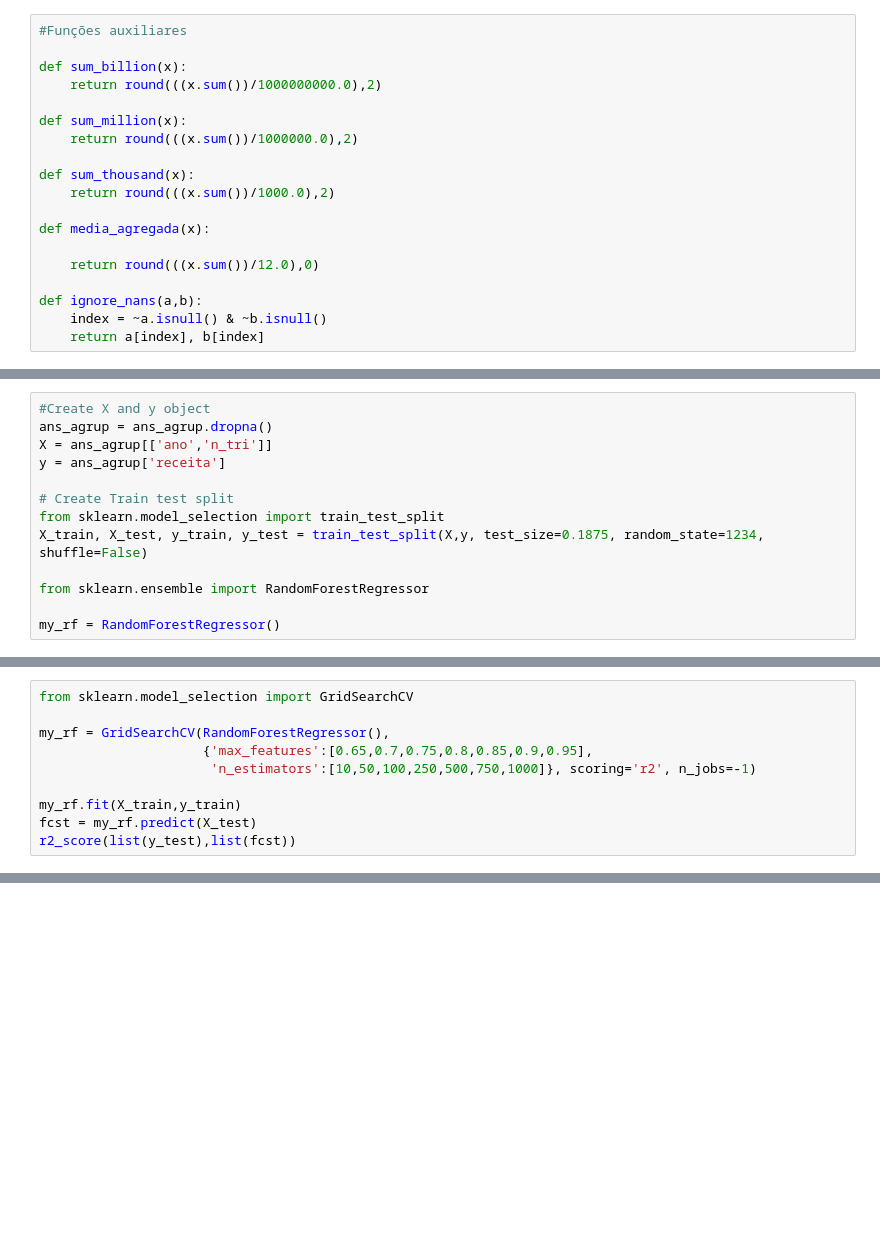
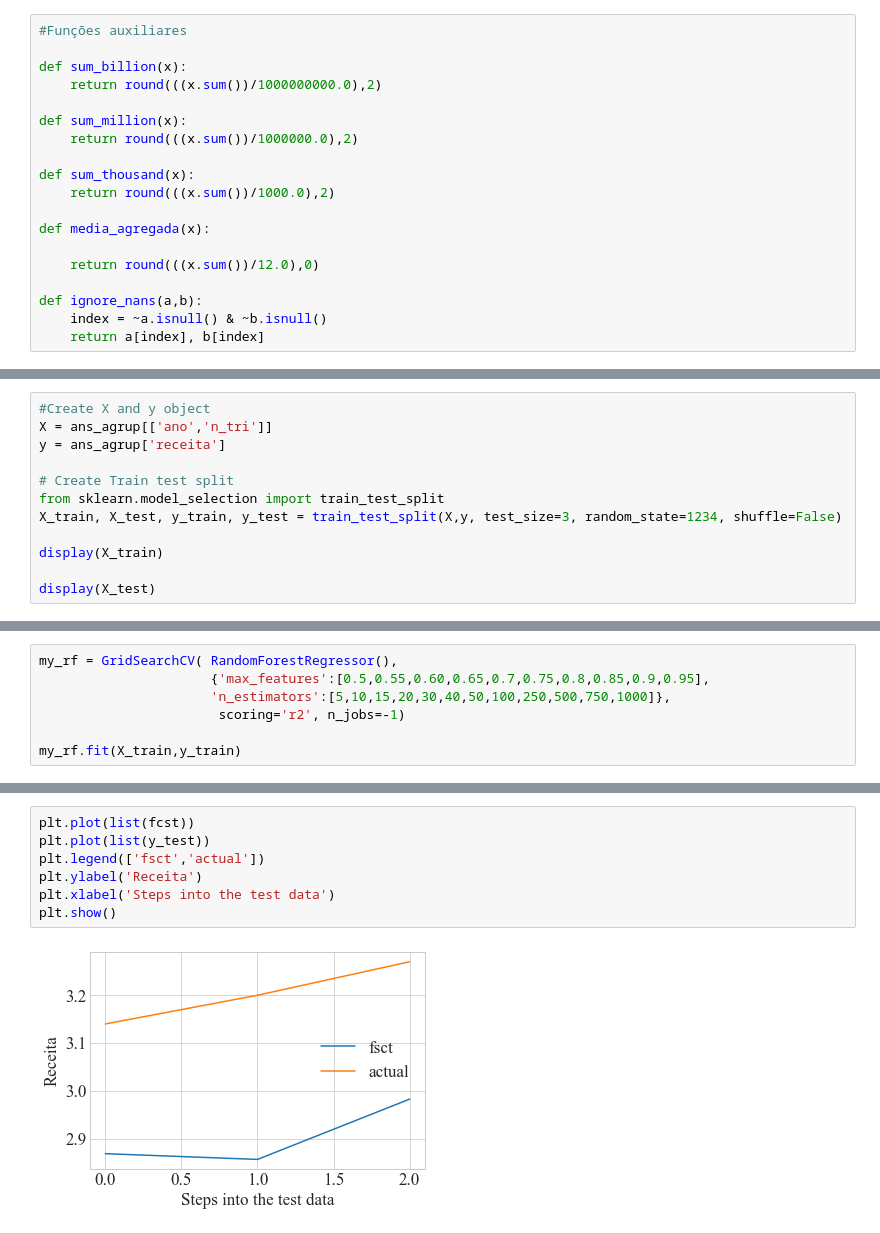
Before and after one commit to ricardofernando/TCC, a Jupyter notebook: codigos/preparacao_dados/analise_agrupadas/adesao/porte_grande/adesao_grande_cooperativa_medica/RF_ade_g_coopmed.ipynb, the cells around one changed output, grey strips where cells are left out. Saved outputs shown, nothing was run; the diff lists cells and outputs as text; blank space fills up the shorter version.

Commit message:
forecast Random Forest

```diff
--- a/codigos/preparacao_dados/analise_agrupadas/adesao/porte_grande/adesao_grande_cooperativa_medica/RF_ade_g_coopmed.ipynb
+++ b/codigos/preparacao_dados/analise_agrupadas/adesao/porte_grande/adesao_grande_cooperativa_medica/RF_ade_g_coopmed.ipynb
@@ -192,14 +232,13 @@ def Augmented_Dickey_Fuller_Test_func(series, column_name):
         print('Data is non-stationary')
 # %%
 #Create X and y object
-ans_agrup = ans_agrup.dropna()
 X = ans_agrup[['ano','n_tri']]
 y = ans_agrup['receita']
 
 # Create Train test split
 from sklearn.model_selection import train_test_split
-X_train, X_test, y_train, y_test = train_test_split(X,y, test_size=0.1875, random_state=1234, shuffle=False)
+X_train, X_test, y_train, y_test = train_test_split(X,y, test_size=3, random_state=1234, shuffle=False)
 
-from sklearn.ensemble import RandomForestRegressor
+display(X_train)
 
-my_rf = RandomForestRegressor()
+display(X_test)
@@ -205,0 +264,7 @@ my_rf = RandomForestRegressor()
+# %%
+my_rf = GridSearchCV( RandomForestRegressor(),
+                      {'max_features':[0.5,0.55,0.60,0.65,0.7,0.75,0.8,0.85,0.9,0.95],
+                      'n_estimators':[5,10,15,20,30,40,50,100,250,500,750,1000]},
+                       scoring='r2', n_jobs=-1)
+
+my_rf.fit(X_train,y_train)
@@ -214,10 +290,0 @@ r2_score(list(y_test),list(fcst))
-# %%
-from sklearn.model_selection import GridSearchCV
-
-my_rf = GridSearchCV(RandomForestRegressor(),
-                     {'max_features':[0.65,0.7,0.75,0.8,0.85,0.9,0.95],
-                      'n_estimators':[10,50,100,250,500,750,1000]}, scoring='r2', n_jobs=-1)
-
-my_rf.fit(X_train,y_train)
-fcst = my_rf.predict(X_test)
-r2_score(list(y_test),list(fcst))
@@ -225,0 +301,9 @@ r2_score(list(y_test),list(fcst))
+# %%
+plt.plot(list(fcst))
+plt.plot(list(y_test))
+plt.legend(['fsct','actual'])
+plt.ylabel('Receita')
+plt.xlabel('Steps into the test data')
+plt.show()
+# %% [output]
+[figure, added]
```
Also changed, not shown: parts of 17 cells of this notebook, 16 other files.
